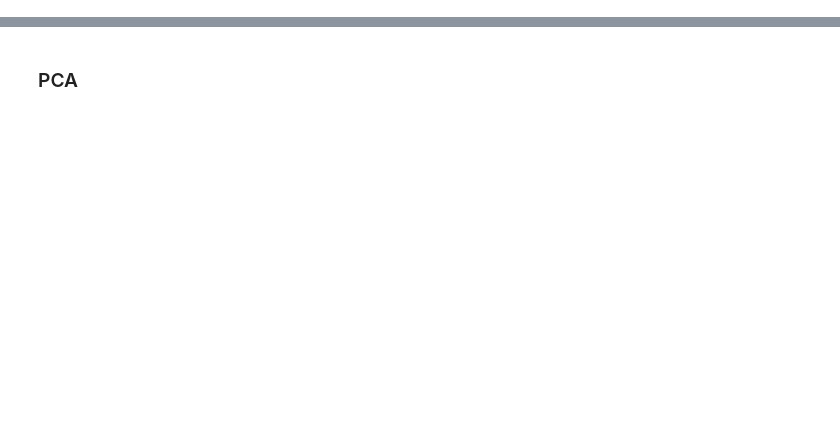
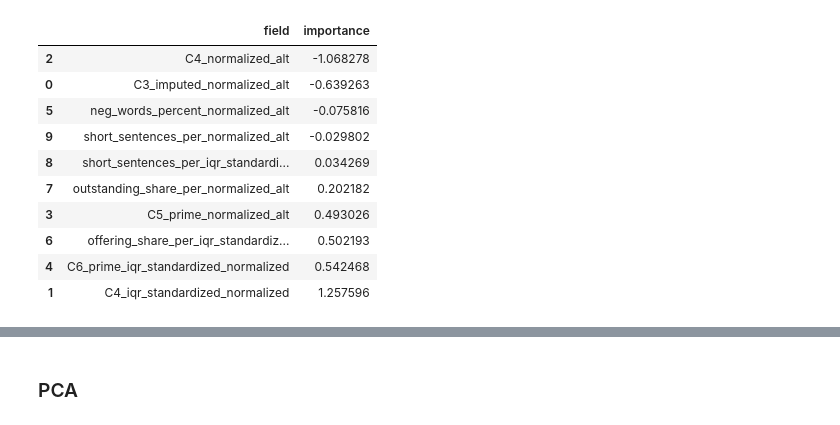
Before and after one commit to fairfield-university-ba545/project1-archana-s-team, a Jupyter notebook: Evaluation-Y2.ipynb, the cells around one changed output, grey strips where cells are left out. Drawn from its saved outputs; the diff is of its cells as text; code cells hidden in the pictures; blank space fills up the shorter version.

```diff
--- a/Evaluation-Y2.ipynb
+++ b/Evaluation-Y2.ipynb
@@ -104,3 +205,17 @@ feat_rfe = get_important_features_rfe(feat_mat[[i for i in list(feat_mat.columns
+# %%
+imp
+# %% [output]
+|  | field | importance |
+| 2 | C4_normalized_alt | -1.068278 |
+| 0 | C3_imputed_normalized_alt | -0.639263 |
+| 5 | neg_words_percent_normalized_alt | -0.075816 |
+| 9 | short_sentences_per_normalized_alt | -0.029802 |
+| 8 | short_sentences_per_iqr_standardi... | 0.034269 |
+| 7 | outstanding_share_per_normalized_alt | 0.202182 |
+| 3 | C5_prime_normalized_alt | 0.493026 |
+| 6 | offering_share_per_iqr_standardiz... | 0.502193 |
+| 4 | C6_prime_iqr_standardized_normalized | 0.542468 |
+| 1 | C4_iqr_standardized_normalized | 1.257596 |
 # %%
 for i in high_corr_map:
     if i in imp.field.values:
```
Also changed, not shown: parts of 42 cells of this notebook, 2 other files.
